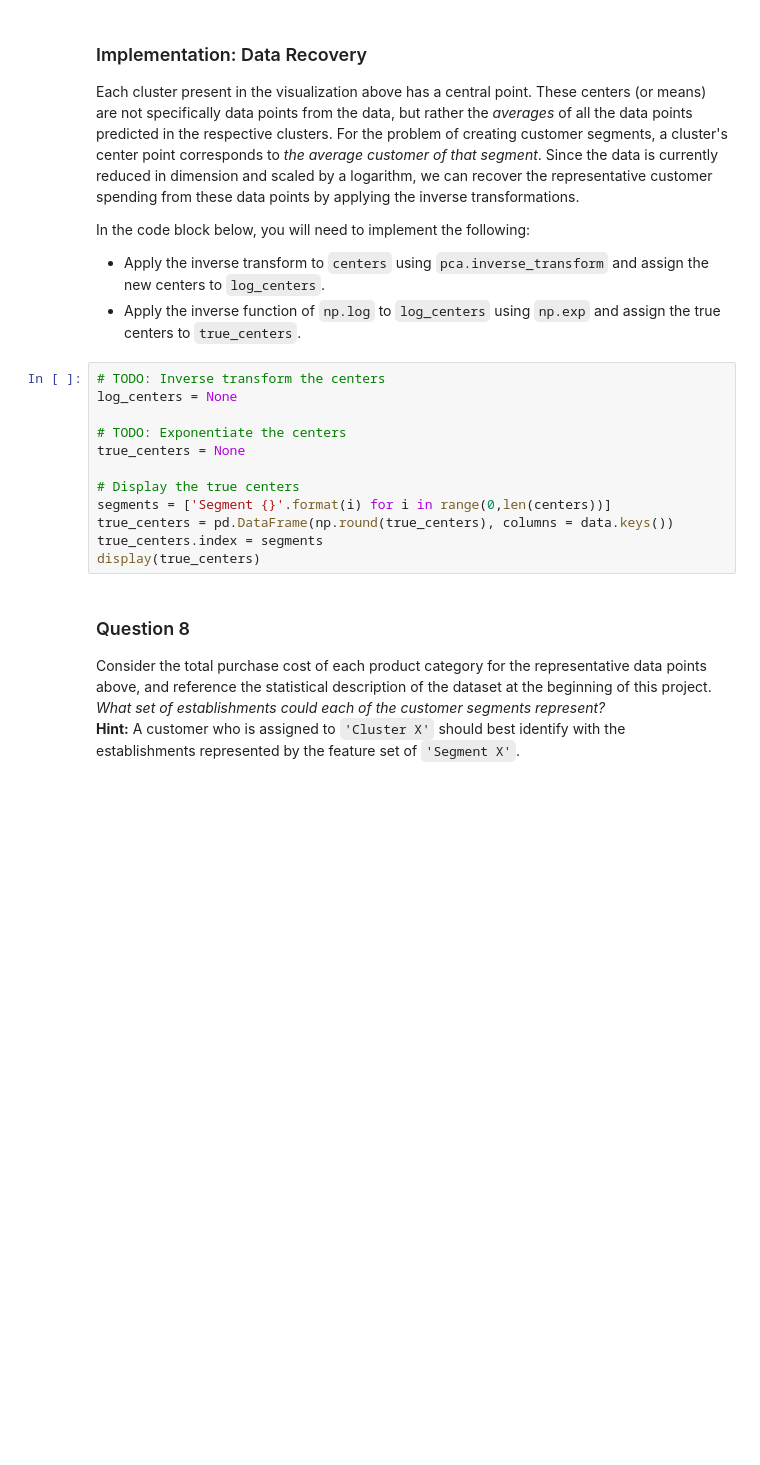
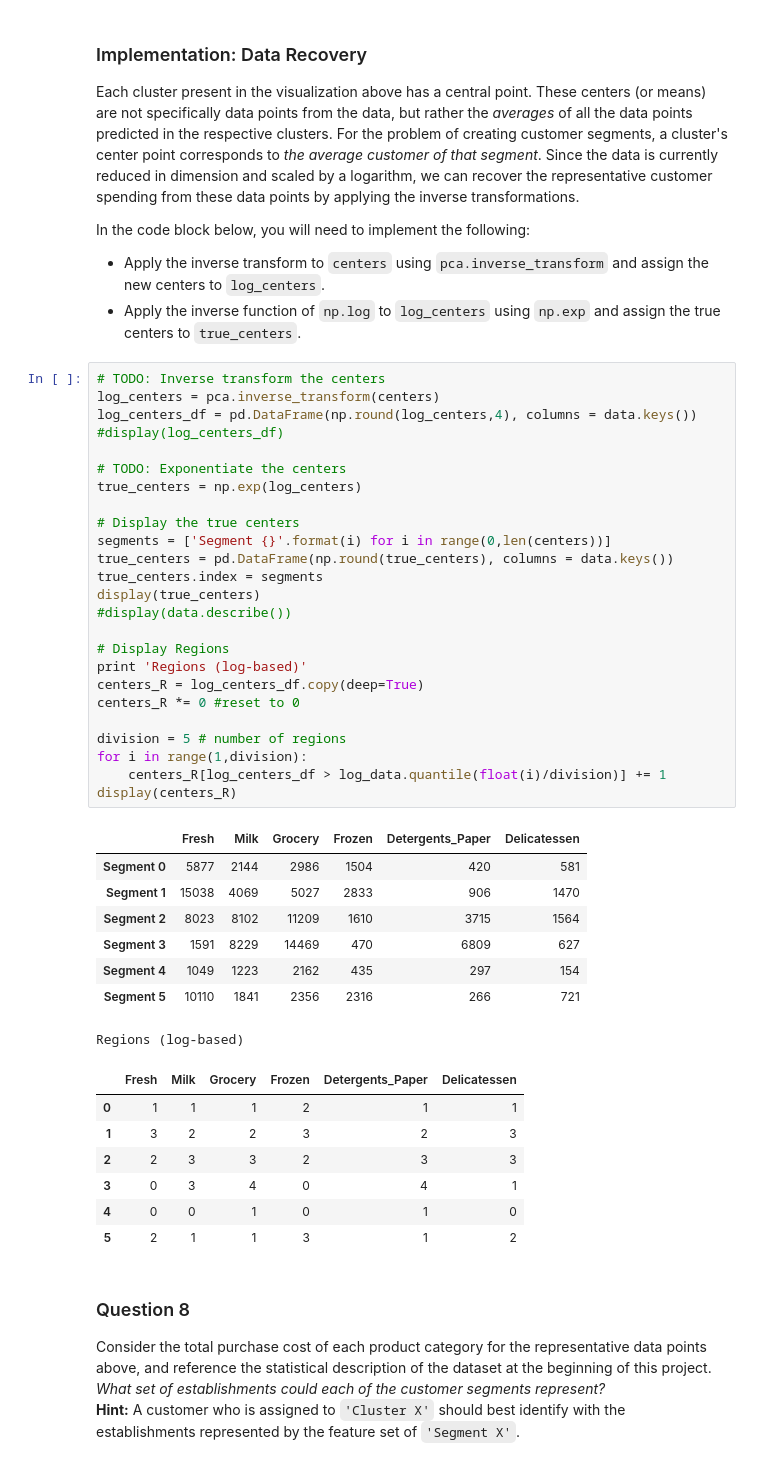
Before and after one commit to yycho0108/U_ML_P3, a Jupyter notebook: customer_segments_2/customer_segments.ipynb, the cells around one changed output. Saved outputs shown, nothing was run; the diff lists cells and outputs as text; blank space fills up the shorter version.

```diff
--- a/customer_segments_2/customer_segments.ipynb
+++ b/customer_segments_2/customer_segments.ipynb
@@ -438,16 +531,45 @@ In the code block below, you will need to implement the following:
  - Apply the inverse function of `np.log` to `log_centers` using `np.exp` and assign the true centers to `true_centers`.
 # %%
 # TODO: Inverse transform the centers
-log_centers = None
+log_centers = pca.inverse_transform(centers)
+log_centers_df = pd.DataFrame(np.round(log_centers,4), columns = data.keys())
+#display(log_centers_df)
 
 # TODO: Exponentiate the centers
-true_centers = None
+true_centers = np.exp(log_centers)
 
 # Display the true centers
 segments = ['Segment {}'.format(i) for i in range(0,len(centers))]
 true_centers = pd.DataFrame(np.round(true_centers), columns = data.keys())
 true_centers.index = segments
 display(true_centers)
+#display(data.describe())
+
+# Display Regions
+print 'Regions (log-based)'
+centers_R = log_centers_df.copy(deep=True)
+centers_R *= 0 #reset to 0
+
+division = 5 # number of regions
+for i in range(1,division):
+    centers_R[log_centers_df > log_data.quantile(float(i)/division)] += 1
+display(centers_R)
+# %% [output]
+|  | Fresh | Milk | Grocery | Frozen | Detergents_Paper | Delicatessen |
+| Segment 0 | 5877 | 2144 | 2986 | 1504 | 420 | 581 |
+| Segment 1 | 15038 | 4069 | 5027 | 2833 | 906 | 1470 |
+| Segment 2 | 8023 | 8102 | 11209 | 1610 | 3715 | 1564 |
+| Segment 3 | 1591 | 8229 | 14469 | 470 | 6809 | 627 |
+| Segment 4 | 1049 | 1223 | 2162 | 435 | 297 | 154 |
+| Segment 5 | 10110 | 1841 | 2356 | 2316 | 266 | 721 |
+Regions (log-based)
+|  | Fresh | Milk | Grocery | Frozen | Detergents_Paper | Delicatessen |
+| 0 | 1 | 1 | 1 | 2 | 1 | 1 |
+| 1 | 3 | 2 | 2 | 3 | 2 | 3 |
+| 2 | 2 | 3 | 3 | 2 | 3 | 3 |
+| 3 | 0 | 3 | 4 | 0 | 4 | 1 |
+| 4 | 0 | 0 | 1 | 0 | 1 | 0 |
+| 5 | 2 | 1 | 1 | 3 | 1 | 2 |
 # %% [markdown]
 ### Question 8
 Consider the total purchase cost of each product category for the representative data points above, and reference the statistical description of the dataset at the beginning of this project. *What set of establishments could each of the customer segments represent?*
```
Also changed, not shown: parts of 29 cells of this notebook, 3 other files.
